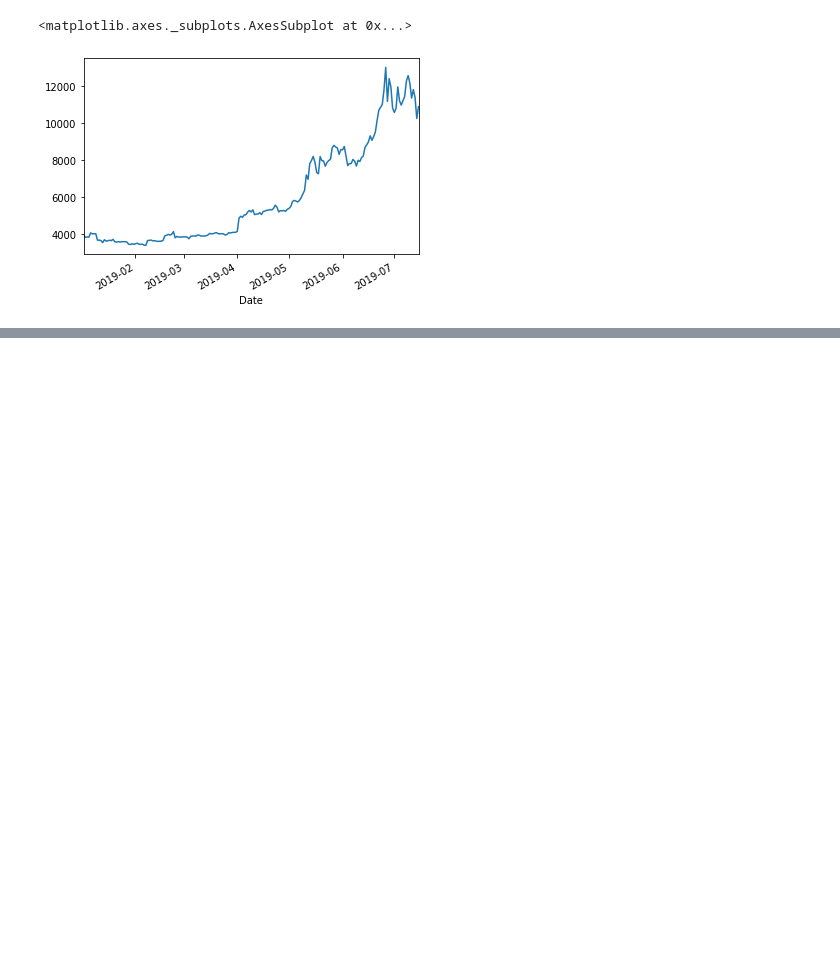
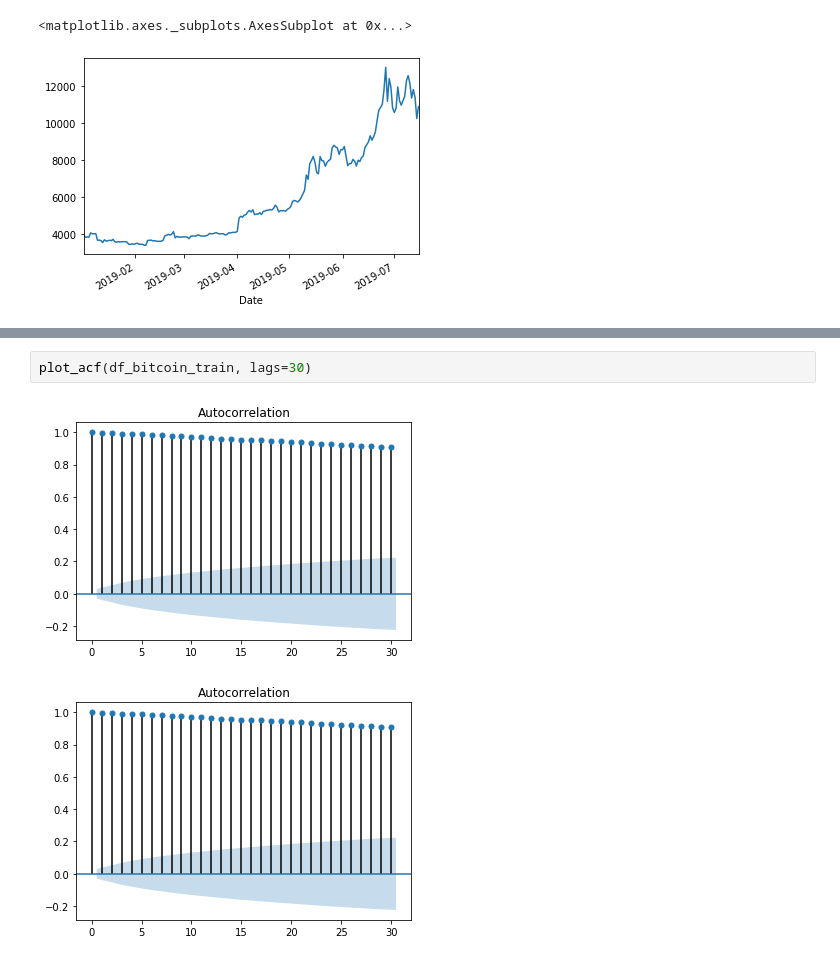
Before and after one commit to DhanushkaAbeyratne/Bitcoin-Price-Prediction---ARIMA, a Jupyter notebook: BTC-ARIMA.ipynb, the cells around one changed output, grey strips where cells are left out. Saved outputs shown, nothing was run; the diff lists cells and outputs as text; blank space fills up the shorter version.

```diff
--- a/BTC-ARIMA.ipynb
+++ b/BTC-ARIMA.ipynb
@@ -37,0 +70,5 @@ sns.pairplot(df_bitcoin)
+# %%
+plot_acf(df_bitcoin_train, lags=30)
+# %% [output]
+[figure, added]
+[figure, added]
```
Also changed, not shown: parts of 11 cells of this notebook.
